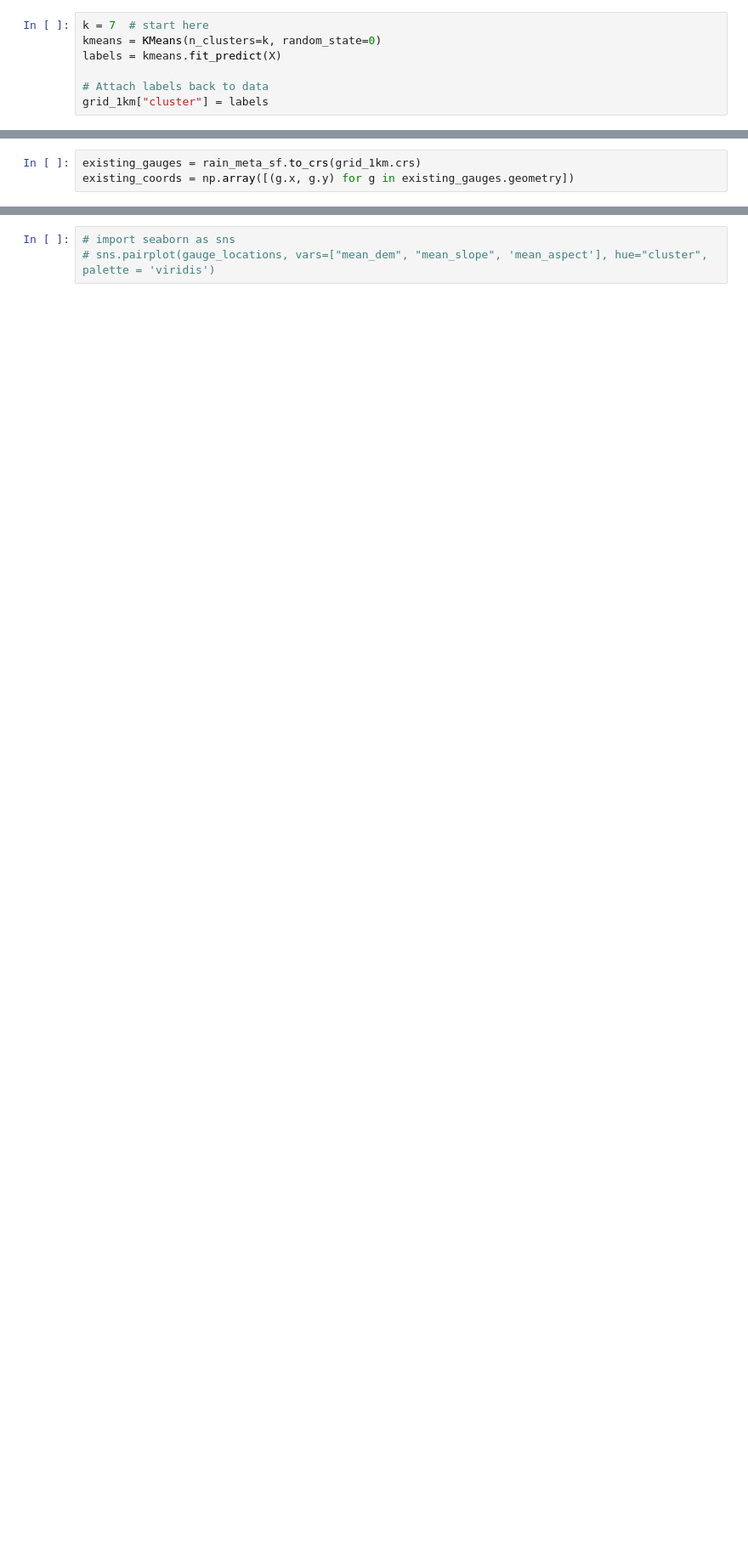
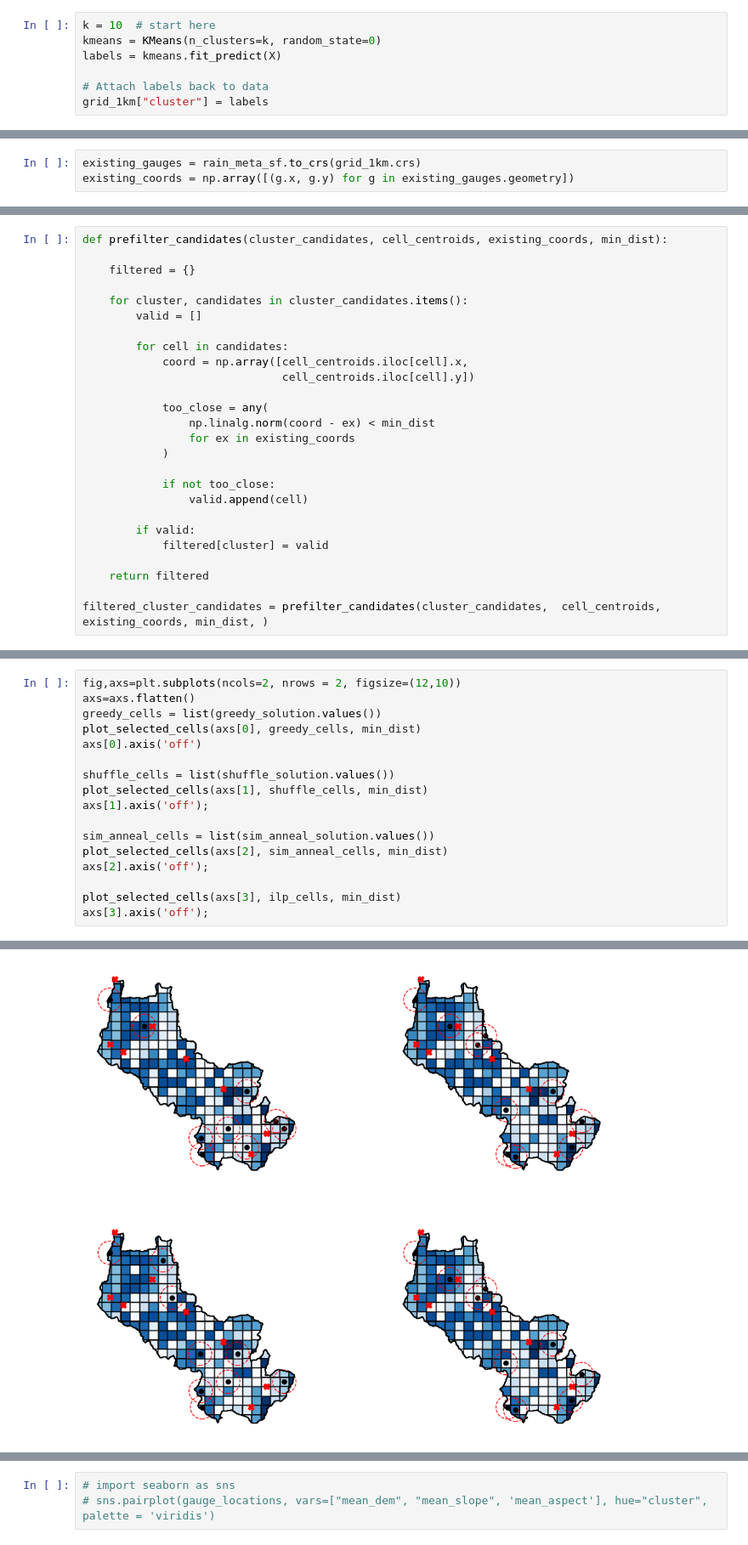
Before and after one commit to masher92/RainGaugeOptimisation, a Jupyter notebook: ClusterAnalysis.ipynb, the cells around one changed output, grey strips where cells are left out. Shown at 85% size. Saved outputs shown, nothing was run; the diff lists cells and outputs as text; blank space fills up the shorter version.

```diff
--- a/ClusterAnalysis.ipynb
+++ b/ClusterAnalysis.ipynb
@@ -298,7 +1186,7 @@ for k in range(2, 10):
 # %% [markdown]
 #### Run the cluster analysis
 # %%
-k = 7  # start here
+k = 10  # start here
 kmeans = KMeans(n_clusters=k, random_state=0)
 labels = kmeans.fit_predict(X)
 
@@ -588,0 +1240,26 @@ print("Any violations?", (dist_matrix < min_dist).any())
+# %%
+def prefilter_candidates(cluster_candidates, cell_centroids, existing_coords, min_dist):
+
+    filtered = {}
+
+    for cluster, candidates in cluster_candidates.items():
+        valid = []
+
+        for cell in candidates:
+            coord = np.array([cell_centroids.iloc[cell].x,
+                              cell_centroids.iloc[cell].y])
+
+            too_close = any(
+                np.linalg.norm(coord - ex) < min_dist
+                for ex in existing_coords
+            )
+
+            if not too_close:
+                valid.append(cell)
+
+        if valid:
+            filtered[cluster] = valid
+
+    return filtered
+
+filtered_cluster_candidates = prefilter_candidates(cluster_candidates,  cell_centroids, existing_coords, min_dist, )
@@ -588,0 +1302,18 @@ print("Any violations?", (dist_matrix < min_dist).any())
+# %%
+fig,axs=plt.subplots(ncols=2, nrows = 2, figsize=(12,10))
+axs=axs.flatten()
+greedy_cells = list(greedy_solution.values())
+plot_selected_cells(axs[0], greedy_cells, min_dist)
+axs[0].axis('off')
+
+shuffle_cells = list(shuffle_solution.values())
+plot_selected_cells(axs[1], shuffle_cells, min_dist)
+axs[1].axis('off');
+
+sim_anneal_cells = list(sim_anneal_solution.values())
+plot_selected_cells(axs[2], sim_anneal_cells, min_dist)
+axs[2].axis('off');
+
+plot_selected_cells(axs[3], ilp_cells, min_dist)
+axs[3].axis('off');
+# %% [output]
@@ -588,0 +1328 @@ print("Any violations?", (dist_matrix < min_dist).any())
+[figure, added]
```
Also changed, not shown: parts of 26 cells of this notebook.
